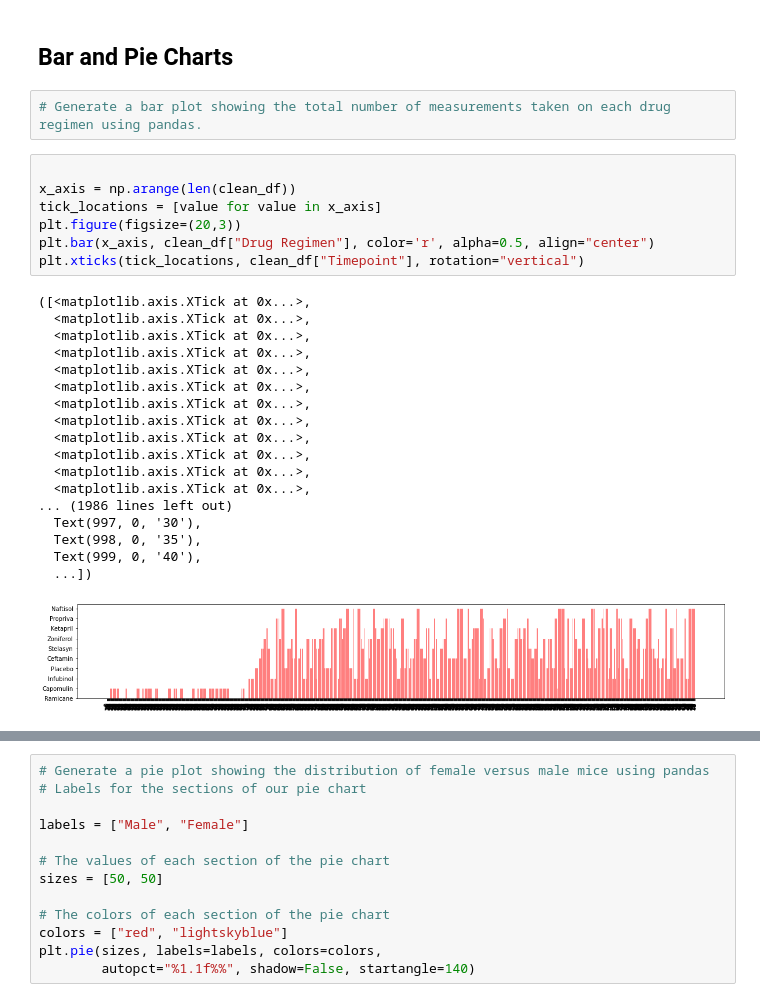
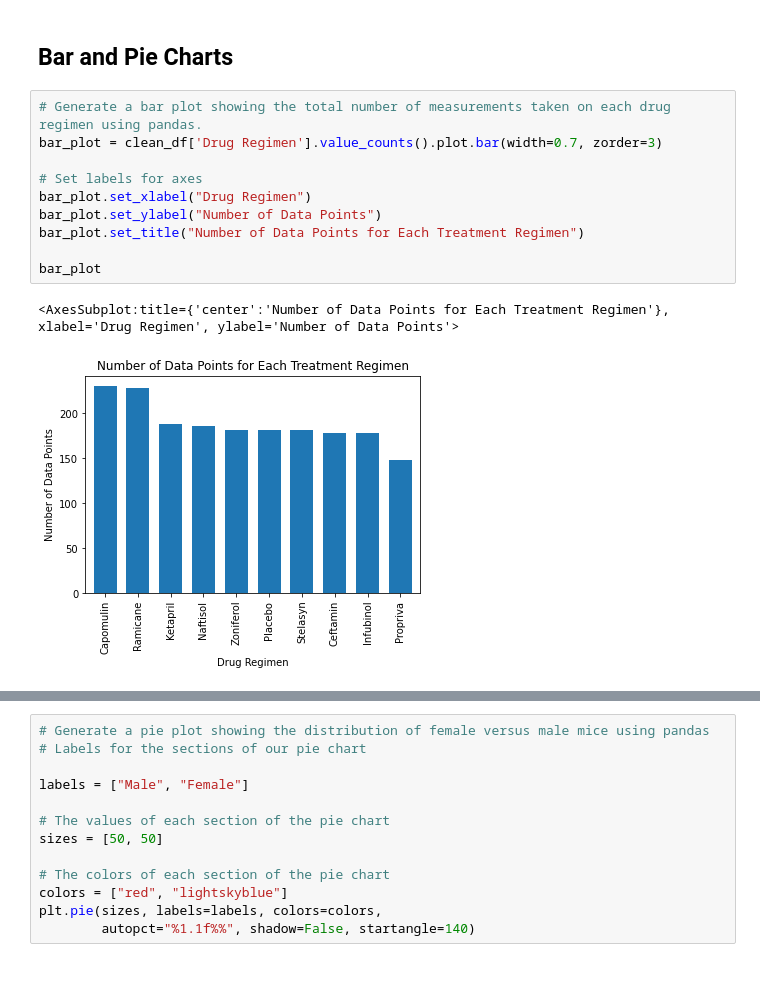
Before and after one commit to Jenkir/Comparing-Treatment-Regimens-Using-Matplotlib, a Jupyter notebook: pymaceuticals_starter.ipynb, the cells around one changed output, grey strips where cells are left out. Saved outputs shown, nothing was run; the diff lists cells and outputs as text; blank space fills up the shorter version.

Commit message:
Created bar plots with Pandas and pyplot

```diff
--- a/pymaceuticals_starter.ipynb
+++ b/pymaceuticals_starter.ipynb
@@ -130,29 +130,14 @@ clean_df.groupby('Drug Regimen').agg(
 ## Bar and Pie Charts
 # %%
 # Generate a bar plot showing the total number of measurements taken on each drug regimen using pandas.
+bar_plot = clean_df['Drug Regimen'].value_counts().plot.bar(width=0.7, zorder=3)
+
+# Set labels for axes
+bar_plot.set_xlabel("Drug Regimen")
+bar_plot.set_ylabel("Number of Data Points")
+bar_plot.set_title("Number of Data Points for Each Treatment Regimen")
+
+bar_plot
+# %% [output]
+<AxesSubplot:title={'center':'Number of Data Points for Each Treatment Regimen'}, xlabel='Drug Regimen', ylabel='Number of Data Points'>
+[figure, added]
-# %%
-
-x_axis = np.arange(len(clean_df))
-tick_locations = [value for value in x_axis]
-plt.figure(figsize=(20,3))
-plt.bar(x_axis, clean_df["Drug Regimen"], color='r', alpha=0.5, align="center")
-plt.xticks(tick_locations, clean_df["Timepoint"], rotation="vertical")
-# %% [output]
-([<matplotlib.axis.XTick at 0x...>,
-  <matplotlib.axis.XTick at 0x...>,
-  <matplotlib.axis.XTick at 0x...>,
-  <matplotlib.axis.XTick at 0x...>,
-  <matplotlib.axis.XTick at 0x...>,
-  <matplotlib.axis.XTick at 0x...>,
-  <matplotlib.axis.XTick at 0x...>,
-  <matplotlib.axis.XTick at 0x...>,
-  <matplotlib.axis.XTick at 0x...>,
-  <matplotlib.axis.XTick at 0x...>,
-  <matplotlib.axis.XTick at 0x...>,
-  <matplotlib.axis.XTick at 0x...>,
-... (1986 lines left out)
-  Text(997, 0, '30'),
-  Text(998, 0, '35'),
-  Text(999, 0, '40'),
-  ...])
-[figure, removed]
```
Also changed, not shown: parts of 3 cells of this notebook.
